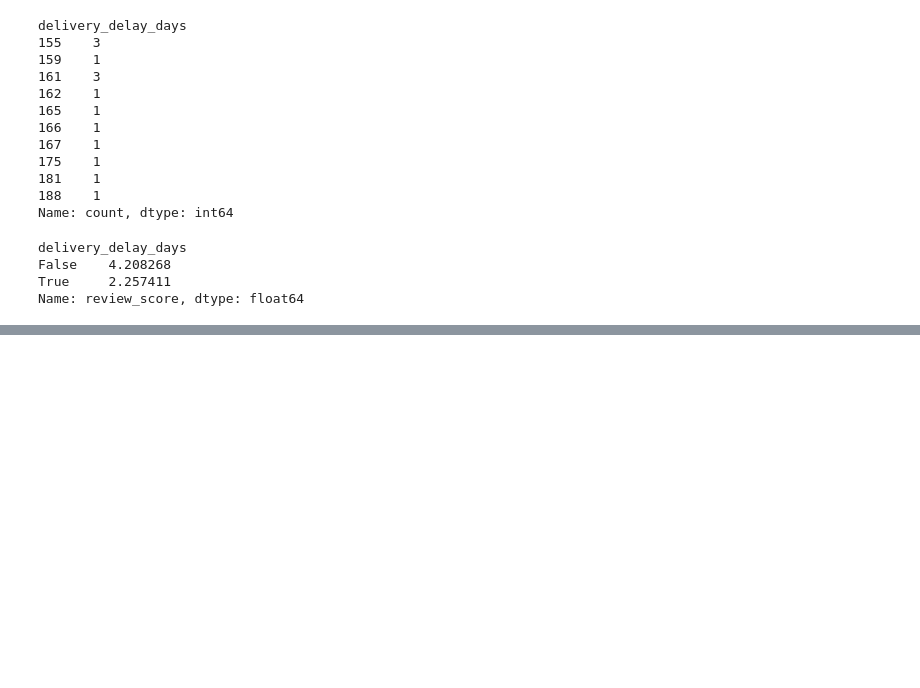
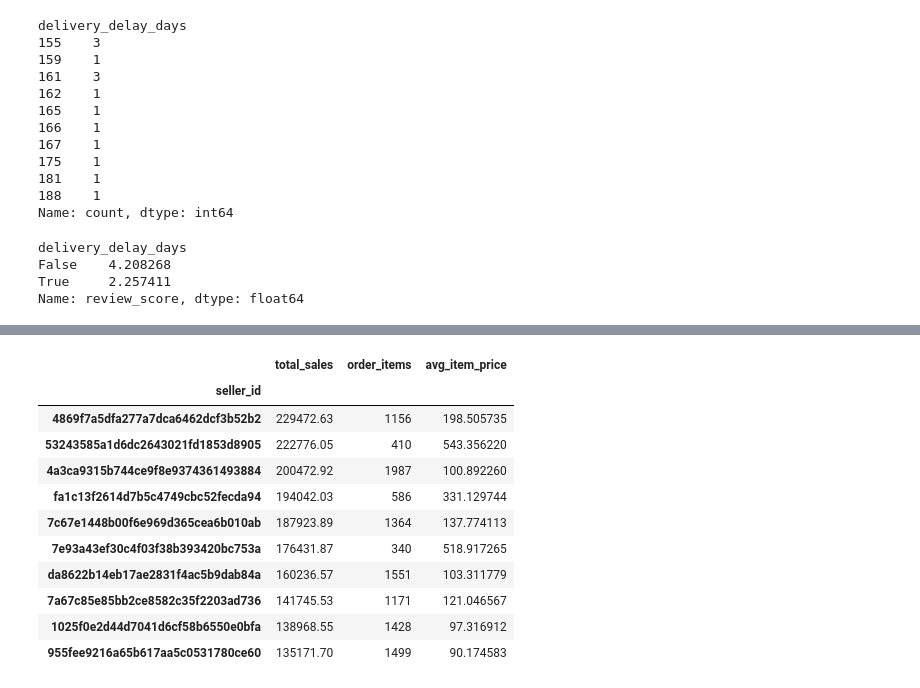
Before and after one commit to Sahil-1727/Business-Decision-Intelligence, a Jupyter notebook: notebooks/04_eda.ipynb, the cells around one changed output, grey strips where cells are left out. Saved outputs shown, nothing was run; the diff lists cells and outputs as text; code cells hidden in the pictures; blank space fills up the shorter version.

```diff
--- a/notebooks/04_eda.ipynb
+++ b/notebooks/04_eda.ipynb
@@ -486,0 +550,25 @@ Name: review_score, dtype: float64
+# %%
+seller_performance = (
+    df.groupby("seller_id")
+      .agg(
+          total_sales=("price", "sum"),
+          order_items=("order_item_id", "count"),
+          avg_item_price=("price", "mean")
+      )
+      .sort_values("total_sales", ascending=False)
+)
+
+seller_performance.head(10)
+# %% [output]
+|  | total_sales | order_items | avg_item_price |
+| seller_id |  |  |  |
+| 4869f7a5dfa277a7dca6462dcf3b52b2 | 229472.63 | 1156 | 198.505735 |
+| 53243585a1d6dc2643021fd1853d8905 | 222776.05 | 410 | 543.356220 |
+| 4a3ca9315b744ce9f8e9374361493884 | 200472.92 | 1987 | 100.892260 |
+| fa1c13f2614d7b5c4749cbc52fecda94 | 194042.03 | 586 | 331.129744 |
+| 7c67e1448b00f6e969d365cea6b010ab | 187923.89 | 1364 | 137.774113 |
+| 7e93a43ef30c4f03f38b393420bc753a | 176431.87 | 340 | 518.917265 |
+| da8622b14eb17ae2831f4ac5b9dab84a | 160236.57 | 1551 | 103.311779 |
+| 7a67c85e85bb2ce8582c35f2203ad736 | 141745.53 | 1171 | 121.046567 |
+| 1025f0e2d44d7041d6cf58b6550e0bfa | 138968.55 | 1428 | 97.316912 |
+| 955fee9216a65b617aa5c0531780ce60 | 135171.70 | 1499 | 90.174583 |
```
Also changed, not shown: parts of 6 cells of this notebook.
